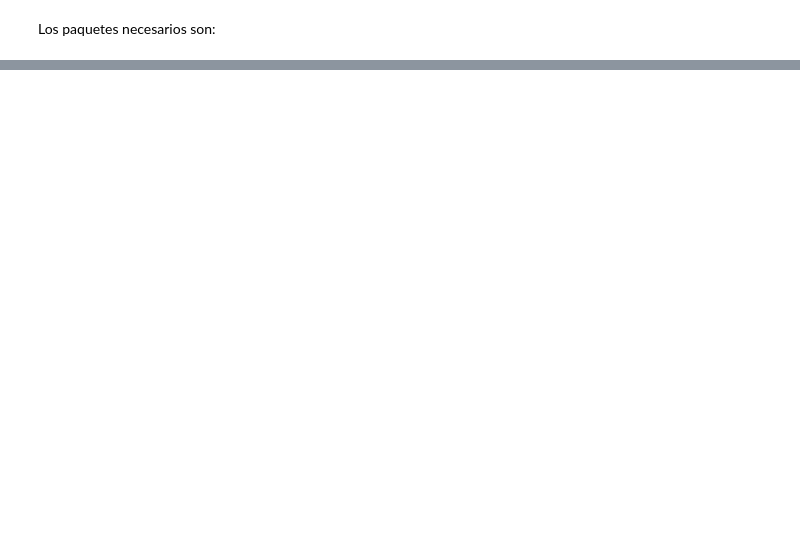
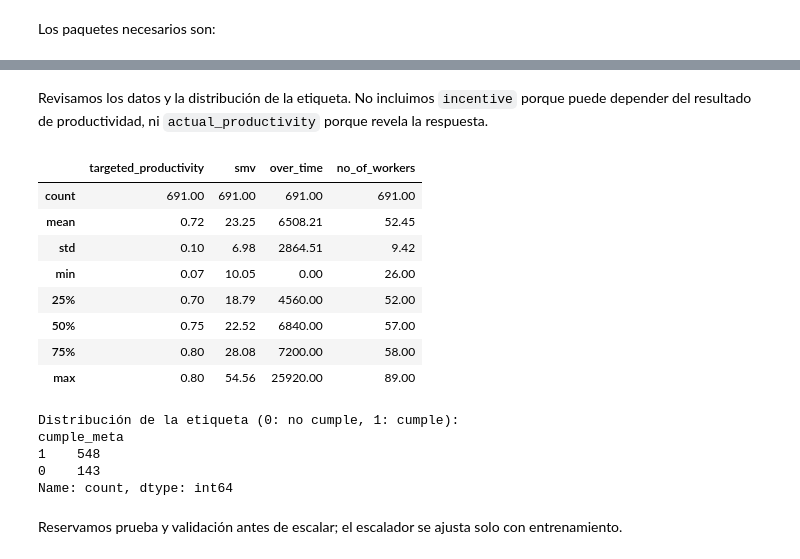
Before and after one commit to 2007Mateo/Aprendizaje_Autom-tico_Inicial_GV, a Jupyter notebook: 06-SVM_Resuelto.ipynb, the cells around one changed output, grey strips where cells are left out. Saved outputs shown, nothing was run; the diff lists cells and outputs as text; code cells hidden in the pictures; blank space fills up the shorter version.

```diff
--- a/06-SVM_Resuelto.ipynb
+++ b/06-SVM_Resuelto.ipynb
@@ -575,0 +67,23 @@ Balanced accuracy en prueba: 0.5726
+# %% [markdown]
+Revisamos los datos y la distribución de la etiqueta. No incluimos `incentive` porque puede depender del resultado de productividad, ni `actual_productivity` porque revela la respuesta.
+# %%
+display(data[numeric_cols].describe().round(2))
+print("Distribución de la etiqueta (0: no cumple, 1: cumple):")
+print(data["cumple_meta"].value_counts())
+# %% [output]
+|  | targeted_productivity | smv | over_time | no_of_workers |
+| count | 691.00 | 691.00 | 691.00 | 691.00 |
+| mean | 0.72 | 23.25 | 6508.21 | 52.45 |
+| std | 0.10 | 6.98 | 2864.51 | 9.42 |
+| min | 0.07 | 10.05 | 0.00 | 26.00 |
+| 25% | 0.70 | 18.79 | 4560.00 | 52.00 |
+| 50% | 0.75 | 22.52 | 6840.00 | 57.00 |
+| 75% | 0.80 | 28.08 | 7200.00 | 58.00 |
+| max | 0.80 | 54.56 | 25920.00 | 89.00 |
+Distribución de la etiqueta (0: no cumple, 1: cumple):
+cumple_meta
+1    548
+0    143
+Name: count, dtype: int64
+# %% [markdown]
+Reservamos prueba y validación antes de escalar; el escalador se ajusta solo con entrenamiento.
```
Also changed, not shown: parts of 44 cells of this notebook.
